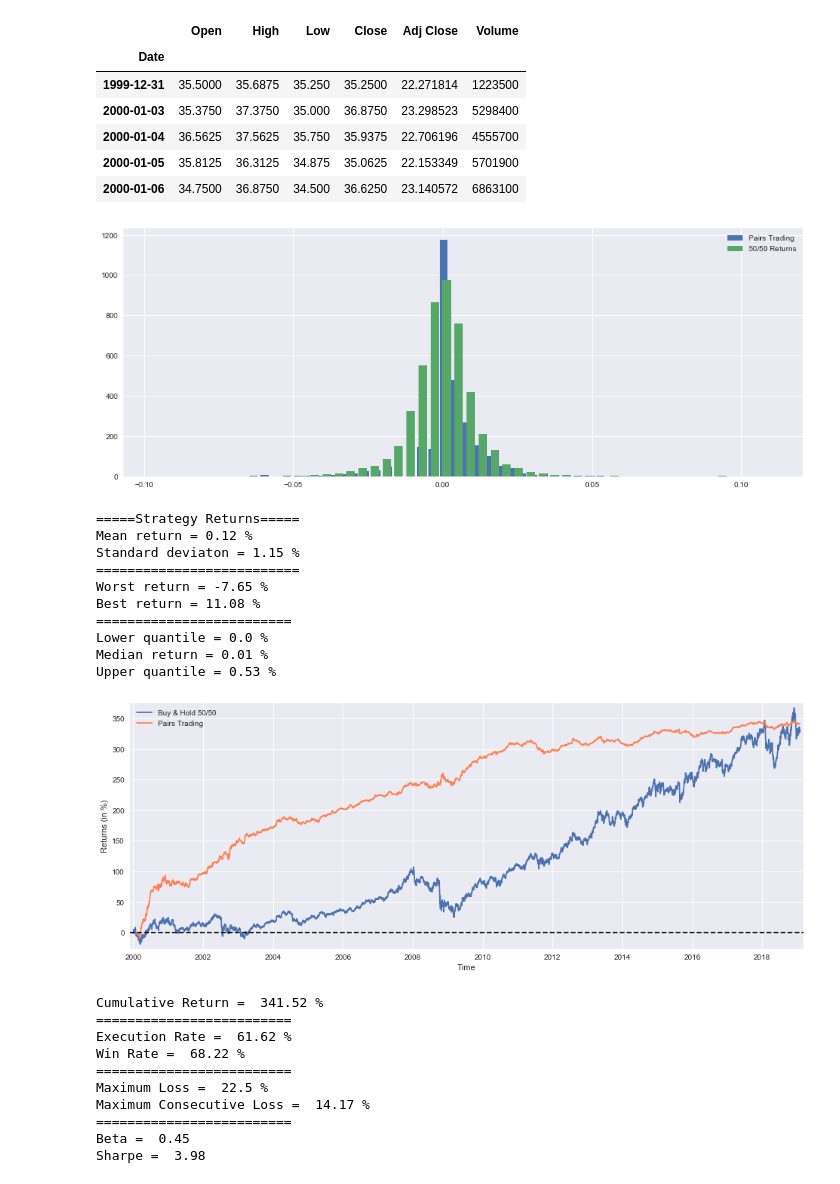
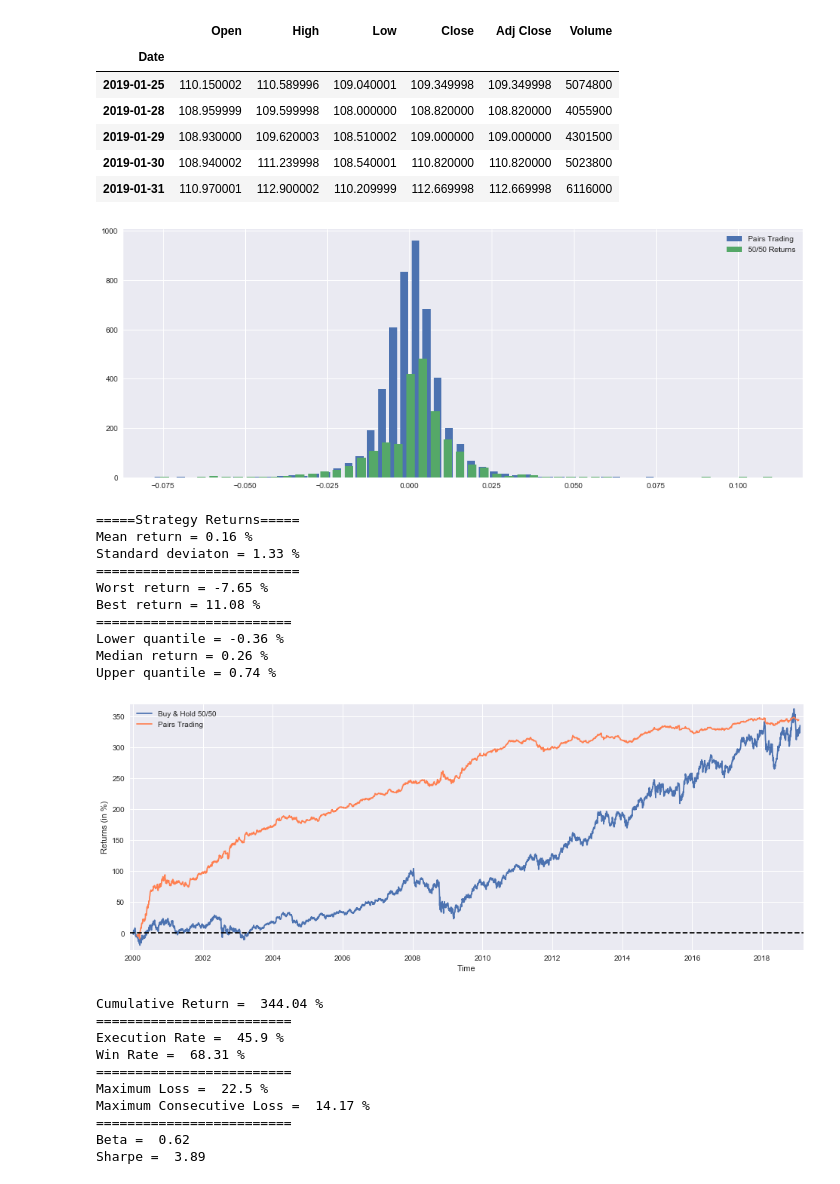
Before and after one commit to LongOnly/Quantitative-Notebooks, a Jupyter notebook: PairsTrading.ipynb, the cells around one changed output. Cells and saved outputs as stored; diff of their text form; code cells hidden in the pictures.

Commit message:
Made easier to diggest
And fixed execution rate

```diff
--- a/PairsTrading.ipynb
+++ b/PairsTrading.ipynb
@@ -7,17 +1,22 @@ This strategy falls under the expectation that when prices depart from their his
 # %%
-# Python 3.6.8+
-# author: Leonardo Filipe
-# website: https://www.leonardofilipe.com
-# contact: contact[at]leonardofilipe.com
+# python 3.6.8+
+# https://www.leonardofilipe.com
+# contact at leonardofilipe.com
+
+# For yahoo finance
 import io
 import re
 import requests
+
+# The usual suspects
 import numpy             as np
 import pandas            as pd
 import matplotlib.pyplot as plt
 
+#  Fancy graphics
 plt.style.use('seaborn')
 
+# Getting Yahoo finance data
 def getdata(tickers,start,end,frequency):
     OHLC = {}
     cookie = ''
@@ -40,23 +39,24 @@ def getdata(tickers,start,end,frequency):
         OHLC[ticker] = OHLC[ticker].apply(pd.to_numeric)
     return OHLC
 
+# Assets under consideration
 tickers = ['PEP','KO']
 
 data = None
 while data is None:
     try:
-        data = getdata(tickers,'946610000','1548858752','1d')
+        data = getdata(tickers,'946684800','1548979200','1d')
     except:
          pass
 
 KO = data['KO']
 PEP = data['PEP']
-PEP.head()
+PEP.tail()
 # %% [output]
 |  | Open | High | Low | Close | Adj Close | Volume |
 | Date |  |  |  |  |  |  |
-| 1999-12-31 | 35.5000 | 35.6875 | 35.250 | 35.2500 | 22.271814 | 1223500 |
-| 2000-01-03 | 35.3750 | 37.3750 | 35.000 | 36.8750 | 23.298523 | 5298400 |
-| 2000-01-04 | 36.5625 | 37.5625 | 35.750 | 35.9375 | 22.706196 | 4555700 |
-| 2000-01-05 | 35.8125 | 36.3125 | 34.875 | 35.0625 | 22.153349 | 5701900 |
-| 2000-01-06 | 34.7500 | 36.8750 | 34.500 | 36.6250 | 23.140572 | 6863100 |
+| 2019-01-25 | 110.150002 | 110.589996 | 109.040001 | 109.349998 | 109.349998 | 5074800 |
+| 2019-01-28 | 108.959999 | 109.599998 | 108.000000 | 108.820000 | 108.820000 | 4055900 |
+| 2019-01-29 | 108.930000 | 109.620003 | 108.510002 | 109.000000 | 109.000000 | 4301500 |
+| 2019-01-30 | 108.940002 | 111.239998 | 108.540001 | 110.820000 | 110.820000 | 5023800 |
+| 2019-01-31 | 110.970001 | 112.900002 | 110.209999 | 112.669998 | 112.669998 | 6116000 |
@@ -63,9 +106,12 @@ PEP.head()
 # %%
-ReturnPEP = PEP['Close']/PEP['Close'].shift(1)-1
+# Pepsi returns
+ReturnPEP = PEP['Close']/PEP['Open']-1
 BuyHoldPEP = PEP['Adj Close']/float(PEP['Adj Close'][:1])-1
 
-ReturnKO = KO['Close']/KO['Close'].shift(1)-1
+# Coca Cola returns
+ReturnKO = KO['Close']/KO['Open']-1
 BuyHoldKO = KO['Adj Close']/float(KO['Adj Close'][:1])-1
 
-ReturnBoth = ((ReturnPEP+ReturnKO)/2)
+# Benchmark
+ReturnBoth = (ReturnPEP+ReturnKO)/2
 BuyHoldBoth = ((BuyHoldPEP+BuyHoldKO)/2).fillna(method='ffill')
@@ -111,39 +118,42 @@ cumulret = returns.cumsum()
 # %%
+returns = pairs['Returns'].dropna()
+cumulret = pairs['CumulativeReturn'].dropna()
+
 fig, ax = plt.subplots(figsize=(16,6))
 
-hist1, bins1 = np.histogram(returns, bins=50)
+hist1, bins1 = np.histogram(ReturnBoth.dropna(), bins=50)
 width1 = 0.7 * (bins1[1] - bins1[0])
 center1 = (bins1[:-1] + bins1[1:]) / 2
 
-hist2, bins2 = np.histogram(ReturnBoth.dropna(), bins=50)
+hist2, bins2 = np.histogram(returns, bins=50)
 width2 = 0.7 * (bins2[1] - bins2[0])
 center2 = (bins2[:-1] + bins2[1:]) / 2
 
 ax.bar(center1, hist1, align='center', width=width1, label='Pairs Trading')
 ax.bar(center2, hist2, align='center', width=width2, label='50/50 Returns')
 
 plt.legend()
 plt.show()
 print('=====Strategy Returns=====')
 print('Mean return =',round((returns.mean())*100,2),"%")
 print('Standard deviaton =',round((returns.std())*100,2),"%")
 print("==========================")
 print('Worst return =',round((min(returns))*100,2),"%")
 print('Best return =',round((max(returns))*100,2),"%")
 print("=========================")
 print('Lower quantile =',round((returns.quantile(q=0.25))*100,2),"%")
 print('Median return =',round((returns.quantile(q=0.5))*100,2),"%")
 print('Upper quantile =',round((returns.quantile(q=0.75))*100,2),"%")
 # %% [output]
-[figure, old version]
+[figure, new version]
 =====Strategy Returns=====
-Mean return = 0.12 %
-Standard deviaton = 1.15 %
+Mean return = 0.16 %
+Standard deviaton = 1.33 %
 ==========================
 Worst return = -7.65 %
 Best return = 11.08 %
 =========================
-Lower quantile = 0.0 %
-Median return = 0.01 %
-Upper quantile = 0.53 %
+Lower quantile = -0.36 %
+Median return = 0.26 %
+Upper quantile = 0.74 %
 # %%
@@ -171,7 +182,7 @@ tret = round((float(cumulret[-1:]))*100,2)
 # %%
 plt.figure(figsize=(16,6))
 plt.plot(BuyHoldBoth*100, label='Buy & Hold 50/50')
-plt.plot((cumulret)*100, label='Pairs Trading', color='coral')
+plt.plot(cumulret*100, label='Pairs Trading', color='coral')
 plt.xlabel('Time')
 plt.ylabel('Returns (in %)')
 plt.margins(x=0.005,y=0.02)
@@ -189,17 +200,17 @@ print("=========================")
 print("Beta = ",beta)
 print("Sharpe = ",sharpe)
 # %% [output]
-[figure, old version]
+[figure, new version]
-Cumulative Return =  341.52 %
+Cumulative Return =  344.04 %
 =========================
-Execution Rate =  61.62 %
-Win Rate =  68.22 %
+Execution Rate =  45.9 %
+Win Rate =  68.31 %
 =========================
 Maximum Loss =  22.5 %
 Maximum Consecutive Loss =  14.17 %
 =========================
-Beta =  0.45
-Sharpe =  3.98
+Beta =  0.62
+Sharpe =  3.89
 # %%
 BuyHoldBothYTD = (((PEP['Adj Close'][-252:]/float(PEP['Adj Close'][-252])-1)+(KO['Adj Close'][-252:]/float(KO['Adj Close'][-252])-1))/2).fillna(method='ffill')
 StrategyYTD = returns[-int(252*executionrate):].cumsum()
```
Also changed, not shown: parts of 5 cells of this notebook.
